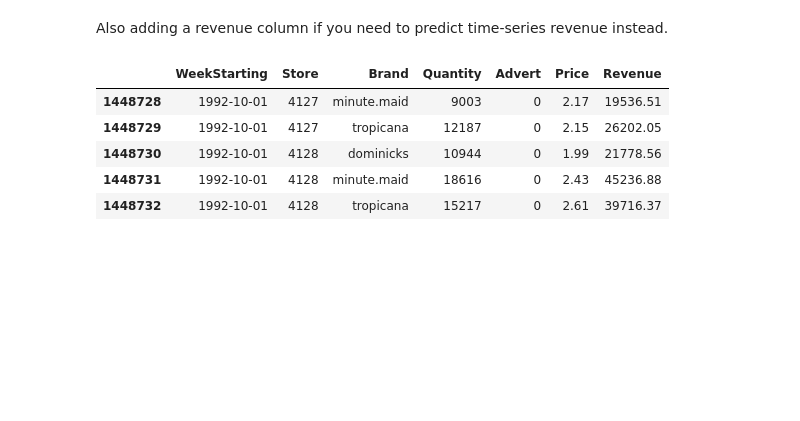
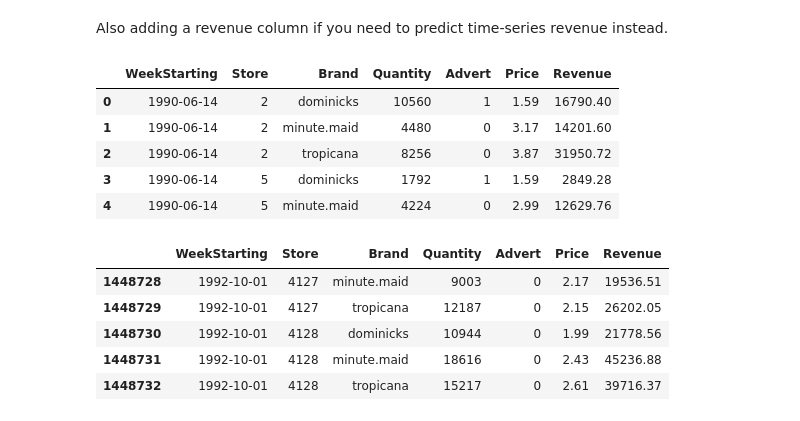
Before and after one commit to microsoft/solution-accelerator-many-models, a Jupyter notebook: 01_Data_Preparation/Data Generation.ipynb, the cells around one changed output. Saved outputs shown, nothing was run; the diff lists cells and outputs as text; code cells hidden in the pictures; blank space fills up the shorter version.

```diff
--- a/01_Data_Preparation/Data Generation.ipynb
+++ b/01_Data_Preparation/Data Generation.ipynb
@@ -281,6 +281,15 @@ df_final.describe()
 Also adding a revenue column if you need to predict time-series revenue instead.
 # %%
 df_final['Revenue'] = df_final['Quantity']*df_final['Price']
+# %%
+df_final.head()
+# %% [output]
+|  | WeekStarting | Store | Brand | Quantity | Advert | Price | Revenue |
+| 0 | 1990-06-14 | 2 | dominicks | 10560 | 1 | 1.59 | 16790.40 |
+| 1 | 1990-06-14 | 2 | minute.maid | 4480 | 0 | 3.17 | 14201.60 |
+| 2 | 1990-06-14 | 2 | tropicana | 8256 | 0 | 3.87 | 31950.72 |
+| 3 | 1990-06-14 | 5 | dominicks | 1792 | 1 | 1.59 | 2849.28 |
+| 4 | 1990-06-14 | 5 | minute.maid | 4224 | 0 | 2.99 | 12629.76 |
 # %%
 df_final.tail()
 # %% [output]
```
Also changed, not shown: parts of 1 cell of this notebook.
